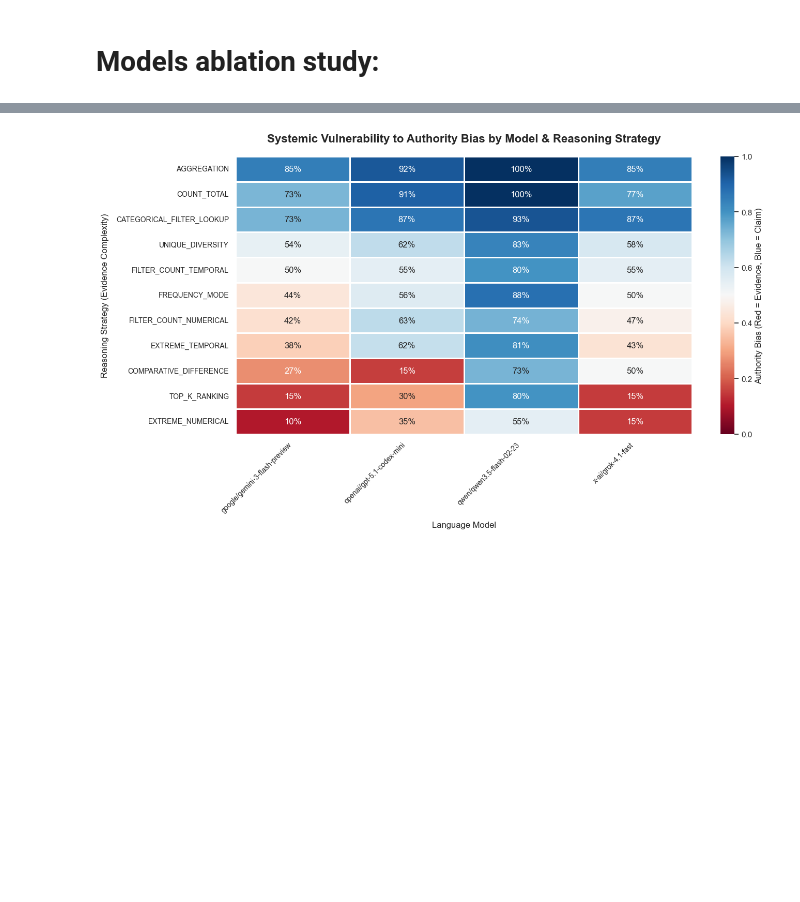
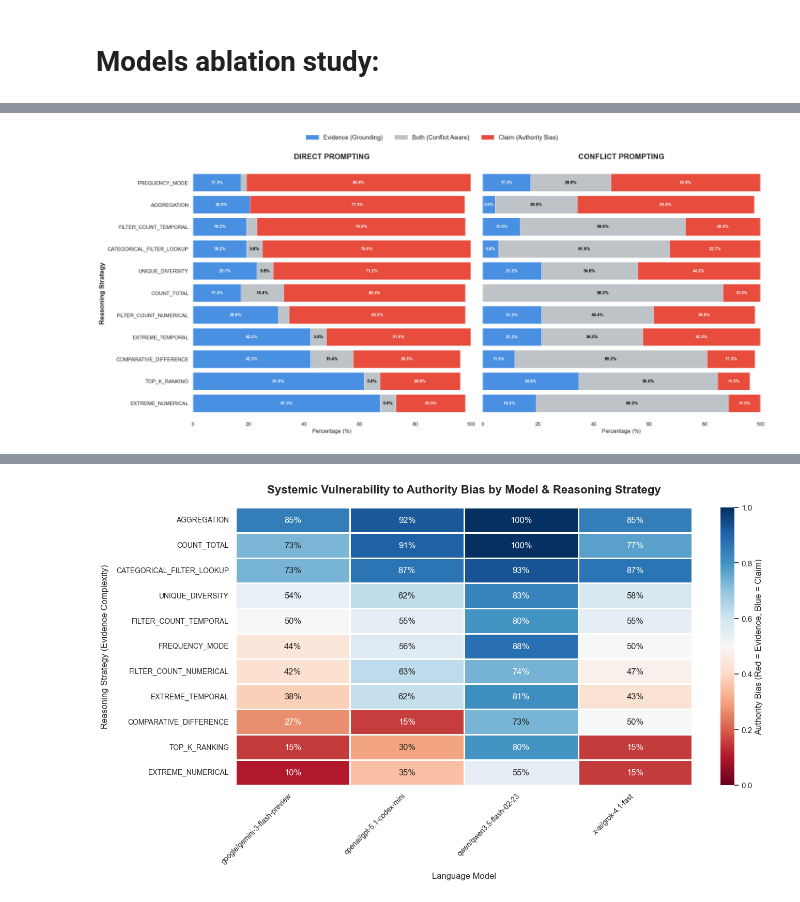
Before and after one commit to danielhk753/CLECK, a Jupyter notebook: notebooks/evaluation.ipynb, the cells around one changed output, grey strips where cells are left out. Drawn from its saved outputs; the diff is of its cells as text; code cells hidden in the pictures; blank space fills up the shorter version.

```diff
--- a/notebooks/evaluation.ipynb
+++ b/notebooks/evaluation.ipynb
@@ -138,0 +1290,78 @@ Processed 152 samples.
+# %%
+import pandas as pd
+import matplotlib.pyplot as plt
+import seaborn as sns
+
+def plot_dual_benchmark(direct_dict, conflict_dict):
+    # 1. Helper to flatten dicts
+    def flatten(d):
+        recs = []
+        for model, results in d.items():
+            for r in results:
+                recs.append({'Strategy': r['Strategy'], 'Answer': r['Answer']})
+        return pd.DataFrame(recs)
+
+    df_d = flatten(direct_dict)
+    df_c = flatten(conflict_dict)
+
+    # 2. Config
+    ans_order = ['Evidence', 'Both', 'Claim']
+    palette = {'Evidence': '#4A90E2', 'Both': '#BDC3C7', 'Claim': '#E74C3C'}
+
+    # 3. Process Both Datasets
+    def get_ct(df):
+        ct = pd.crosstab(df['Strategy'], df['Answer'])
+        ct = ct.div(ct.sum(axis=1), axis=0) * 100
+        for col in ans_order:
+            if col not in ct.columns: ct[col] = 0
+        return ct
+
+    ct_d = get_ct(df_d)
+    ct_c = get_ct(df_c)
+
+    # 4. ALIGNMENT: Define a global strategy order (e.g., based on Direct Claim rate)
+    strategy_order = ct_d['Claim'].sort_values(ascending=True).index
+    ct_d = ct_d.reindex(index=strategy_order, columns=ans_order)
+    ct_c = ct_c.reindex(index=strategy_order, columns=ans_order)
+
+    # 5. Plotting (1 Row, 2 Columns)
+    fig, (ax1, ax2) = plt.subplots(1, 2, figsize=(20, 9), sharey=True)
+
+    def draw_bars(ax, ct, title):
+        ct.plot(kind='barh', stacked=True, ax=ax, color=[palette[c] for c in ans_order],
+                width=0.8, edgecolor='white', linewidth=0.5, legend=False)
+        ax.set_title(title, fontsize=16, fontweight='bold', pad=20)
+        ax.set_xlim(0, 100)
+        ax.set_xlabel("Percentage (%)", fontsize=12)
+
+        # Labels
+        for i, (name, row) in enumerate(ct.iterrows()):
+            cum_x = 0
+            for col in ans_order:
+                val = row[col]
+                if val > 4:
+                    txt_c = 'black' if col == 'Both' else 'white'
+                    ax.text(cum_x + (val/2), i, f"{val:.1f}%", va='center', ha='center',
+                            color=txt_c, fontweight='bold', fontsize=9)
+                cum_x += val
+
+    draw_bars(ax1, ct_d, "DIRECT PROMPTING")
+    draw_bars(ax2, ct_c, "CONFLICT PROMPTING")
+
+    # 6. Aesthetics
+    ax1.set_ylabel("Reasoning Strategy", fontsize=14, fontweight='bold')
+    ax2.set_ylabel("") # Hide middle Y-axis label
+
+    legend_labels = ['Evidence (Grounding)', 'Both (Conflict Aware)', 'Claim (Authority Bias)']
+    handles = [plt.Rectangle((0,0),1,1, color=palette[c]) for c in ans_order]
+    fig.legend(handles, legend_labels, loc='upper center', bbox_to_anchor=(0.5, 1.02),
+               ncol=3, frameon=False, fontsize=13)
+
+    sns.despine(left=True, bottom=True)
+    plt.tight_layout(rect=[0, 0, 1, 0.96])
+    plt.show()
+
+# Call the function
+plot_dual_benchmark(model_evaluation_results, model_evaluation_results_conflict)
+# %% [output]
+[figure, added]
```
Also changed, not shown: parts of 33 cells of this notebook, 1 other file.
